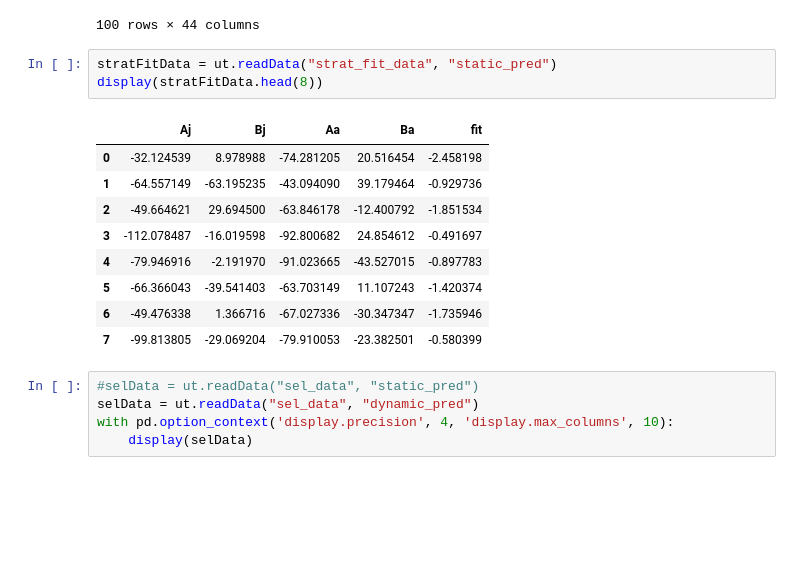
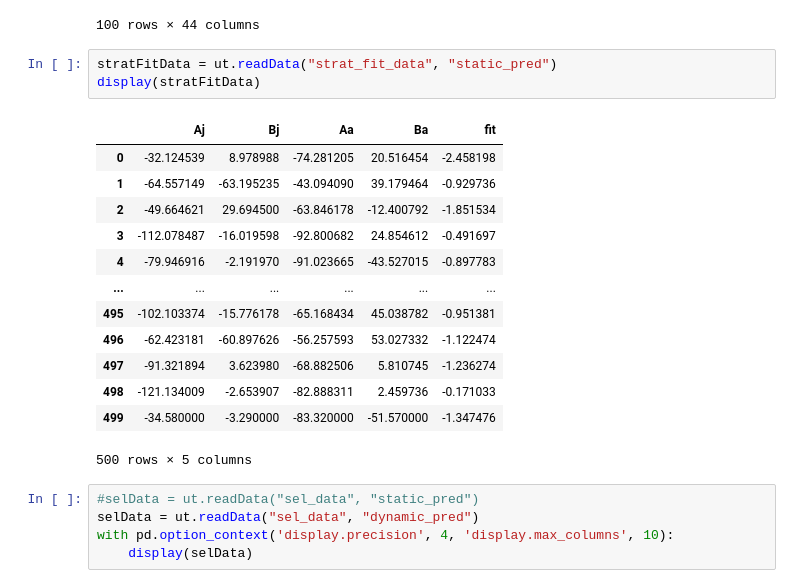
Before and after one commit to Recefi/predator-prey_model, a Jupyter notebook: report.ipynb, the cells around one changed output. Saved outputs shown, nothing was run; the diff lists cells and outputs as text; blank space fills up the shorter version.

```diff
--- a/report.ipynb
+++ b/report.ipynb
@@ -49,17 +49,21 @@ with pd.option_context('display.precision', 4, 'display.max_columns', 10):
 100 rows × 44 columns
 # %%
 stratFitData = ut.readData("strat_fit_data", "static_pred")
-display(stratFitData.head(8))
+display(stratFitData)
 # %% [output]
 |  | Aj | Bj | Aa | Ba | fit |
 | 0 | -32.124539 | 8.978988 | -74.281205 | 20.516454 | -2.458198 |
 | 1 | -64.557149 | -63.195235 | -43.094090 | 39.179464 | -0.929736 |
 | 2 | -49.664621 | 29.694500 | -63.846178 | -12.400792 | -1.851534 |
 | 3 | -112.078487 | -16.019598 | -92.800682 | 24.854612 | -0.491697 |
 | 4 | -79.946916 | -2.191970 | -91.023665 | -43.527015 | -0.897783 |
-| 5 | -66.366043 | -39.541403 | -63.703149 | 11.107243 | -1.420374 |
-| 6 | -49.476338 | 1.366716 | -67.027336 | -30.347347 | -1.735946 |
-| 7 | -99.813805 | -29.069204 | -79.910053 | -23.382501 | -0.580399 |
+| ... | ... | ... | ... | ... | ... |
+| 495 | -102.103374 | -15.776178 | -65.168434 | 45.038782 | -0.951381 |
+| 496 | -62.423181 | -60.897626 | -56.257593 | 53.027332 | -1.122474 |
+| 497 | -91.321894 | 3.623980 | -68.882506 | 5.810745 | -1.236274 |
+| 498 | -121.134009 | -2.653907 | -82.888311 | 2.459736 | -0.171033 |
+| 499 | -34.580000 | -3.290000 | -83.320000 | -51.570000 | -1.347476 |
+500 rows × 5 columns
 # %%
 #selData = ut.readData("sel_data", "static_pred")
 selData = ut.readData("sel_data", "dynamic_pred")
```
Also changed, not shown: 6 other files.
